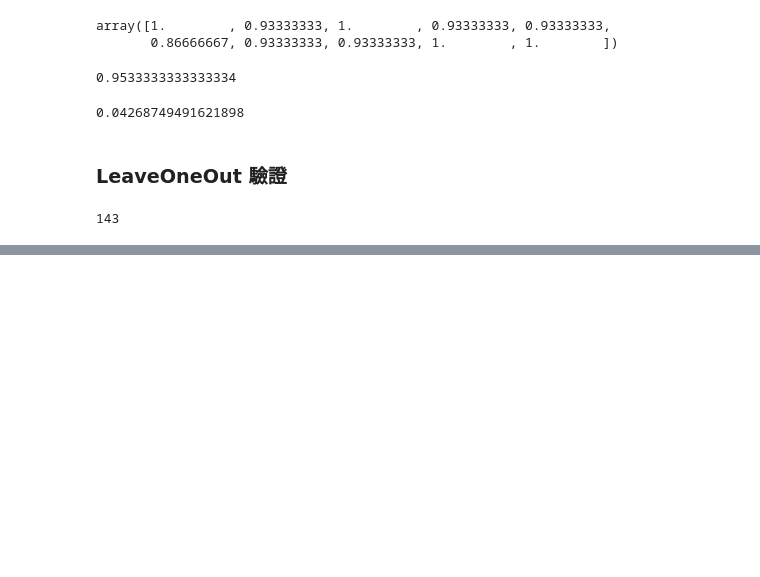
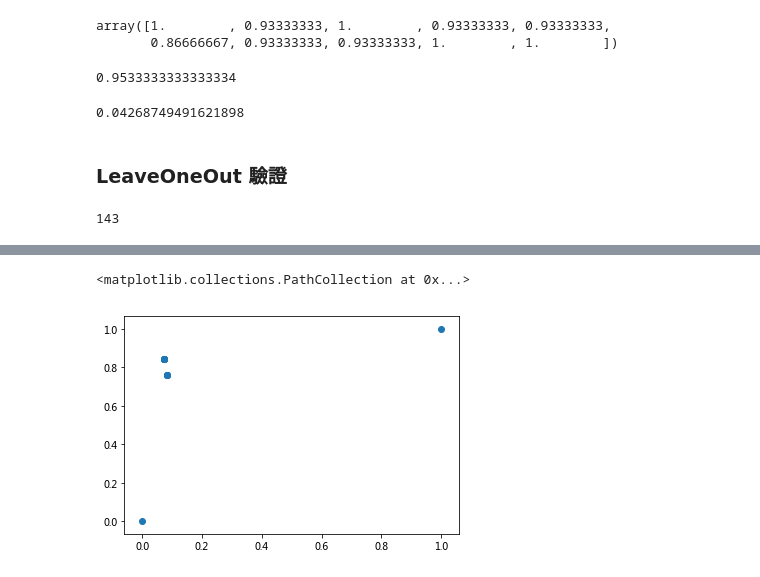
Before and after one commit to ywchiu/tibamepy, a Jupyter notebook: Demo20180311.ipynb, the cells around one changed output, grey strips where cells are left out. Drawn from its saved outputs; the diff is of its cells as text; code cells hidden in the pictures; blank space fills up the shorter version.

```diff
--- a/Demo20180311.ipynb
+++ b/Demo20180311.ipynb
@@ -800,0 +814,5 @@ sum(res)
+# %%
+from sklearn import preprocessing
+le=preprocessing.LabelEncoder()
+y=le.fit_transform(iris.target[50:150])
+y
@@ -800,0 +825,6 @@ sum(res)
+# %%
+from sklearn.model_selection import train_test_split
+train_X, test_X, train_y, test_y = train_test_split(X,y, test_size = 0.33, random_state = 123)
+# %%
+clf = tree.DecisionTreeClassifier(max_depth=2)
+clf.fit(train_X,train_y)
@@ -800,0 +850,27 @@ sum(res)
+# %%
+from sklearn.metrics import confusion_matrix
+import numpy as np
+tpr_ary = [0]
+fpr_ary = [0]
+probas_ = clf.predict_proba(test_X)
+for threshold in np.arange(0,1,0.1):
+    predicted = (probas_[:,1] > threshold).astype(int)
+    m = confusion_matrix(test_y, predicted)
+    tp = m[0,0]
+    fn = m[1,0]
+    fp = m[0,1]
+    tn = m[1,1]
+    tpr = tp / (tp + fn)
+    fpr = fp / (fp + tn)
+
+    #if (not np.isnan(tpr)) and (not np.isnan(fpr)):
+    tpr_ary.append(tpr)
+    fpr_ary.append(fpr)
+
+tpr_ary.append(1)
+fpr_ary.append(1)
+# %%
+plt.scatter(x=fpr_ary, y = tpr_ary)
+# %% [output]
+<matplotlib.collections.PathCollection at 0x...>
+[figure, added]
```
Also changed, not shown: parts of 16 cells of this notebook.
